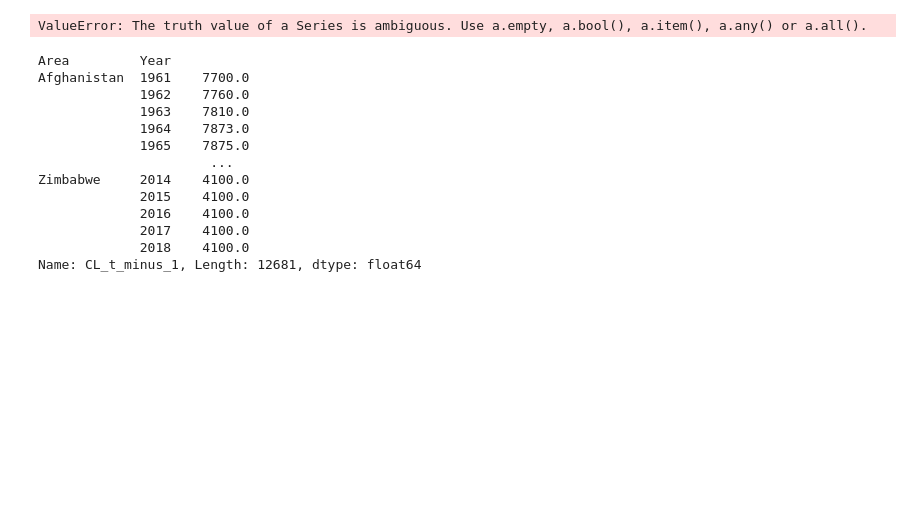
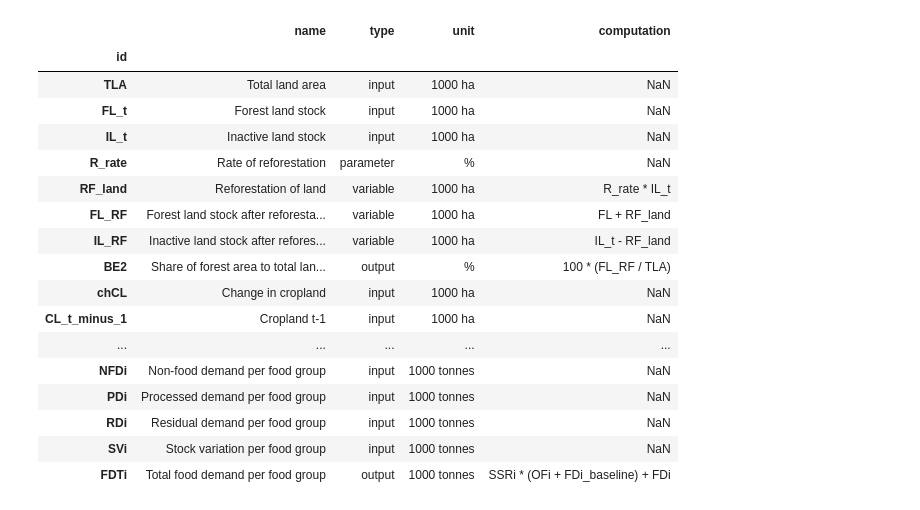
Before and after one commit to simonzabrocki/GraphModels, a Jupyter notebook: be2_full_vectorized.ipynb, the cells around one changed output. Saved outputs shown, nothing was run; the diff lists cells and outputs as text; code cells hidden in the pictures; blank space fills up the shorter version.

Commit message:
validate hermens models

```diff
--- a/be2_full_vectorized.ipynb
+++ b/be2_full_vectorized.ipynb
@@ -12,6 +12,27 @@ QC = QC.groupby(['Item', 'GGI_code', 'Year', 'Area']).mean().reset_index()
 model_BE2.draw()
 # %% [output]
 [drawing not drawn]
+# %%
+model_BE2.summary_df
+# %% [output]
+|  | name | type | unit | computation |
+| id |  |  |  |  |
+| TLA | Total land area | input | 1000 ha | NaN |
+| FL_t | Forest land stock | input | 1000 ha | NaN |
+| IL_t | Inactive land stock | input | 1000 ha | NaN |
+| R_rate | Rate of reforestation | parameter | % | NaN |
+| RF_land | Reforestation of land | variable | 1000 ha | R_rate * IL_t |
+| FL_RF | Forest land stock after reforesta... | variable | 1000 ha | FL + RF_land |
+| IL_RF | Inactive land stock after refores... | variable | 1000 ha | IL_t - RF_land |
+| BE2 | Share of forest area to total lan... | output | % | 100 * (FL_RF / TLA) |
+| chCL | Change in cropland | input | 1000 ha | NaN |
+| CL_t_minus_1 | Cropland t-1 | input | 1000 ha | NaN |
+| ... | ... | ... | ... | ... |
+| NFDi | Non-food demand per food group | input | 1000 tonnes | NaN |
+| PDi | Processed demand per food group | input | 1000 tonnes | NaN |
+| RDi | Residual demand per food group | input | 1000 tonnes | NaN |
+| SVi | Stock variation per food group | input | 1000 tonnes | NaN |
+| FDTi | Total food demand per food group | output | 1000 tonnes | SSRi * (OFi + FDi_baseline) + FDi |
 # %%
 # Aux functions, to improve. The idea is to run the model on the full database at once rather than spliiting all the stuff. Perharps using dataframe around
 def pivot(df):
@@ -66,26 +87,5 @@ def FBS_QC_RL_to_X(FBS, QC, RL):
 
 
 X = FBS_QC_RL_to_X(FBS, QC, RL)
-# %%
-if (X['CL_t_minus_1'] > 0):
-    print(2 +2 )
-# %% [output]
-ValueError: The truth value of a Series is ambiguous. Use a.empty, a.bool(), a.item(), a.any() or a.all().
-# %%
-X['CL_t_minus_1']
-# %% [output]
-Area         Year
-Afghanistan  1961    7700.0
-             1962    7760.0
-             1963    7810.0
-             1964    7873.0
-             1965    7875.0
-                      ...
-Zimbabwe     2014    4100.0
-             2015    4100.0
-             2016    4100.0
-             2017    4100.0
-             2018    4100.0
-Name: CL_t_minus_1, Length: 12681, dtype: float64
 # %%
 res = model_BE2.run(X)
```
Also changed, not shown: parts of 2 cells of this notebook, 7 other files.
